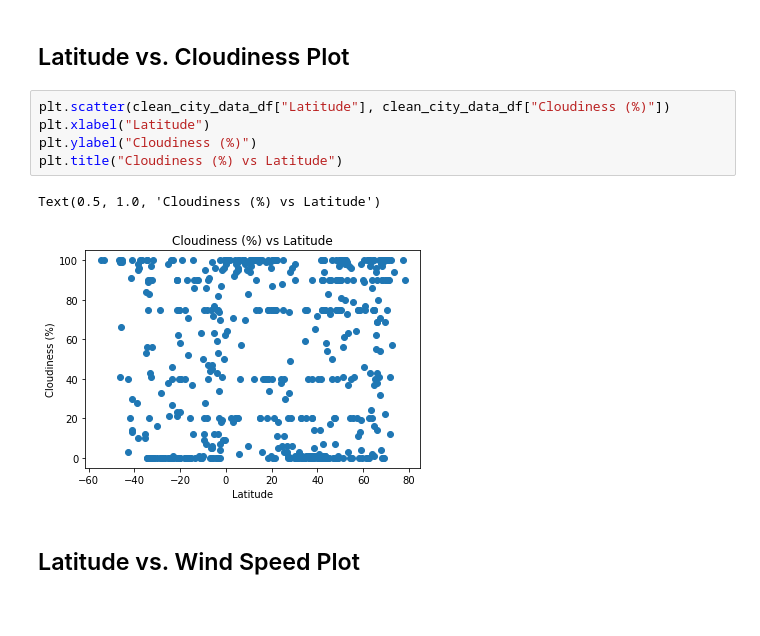
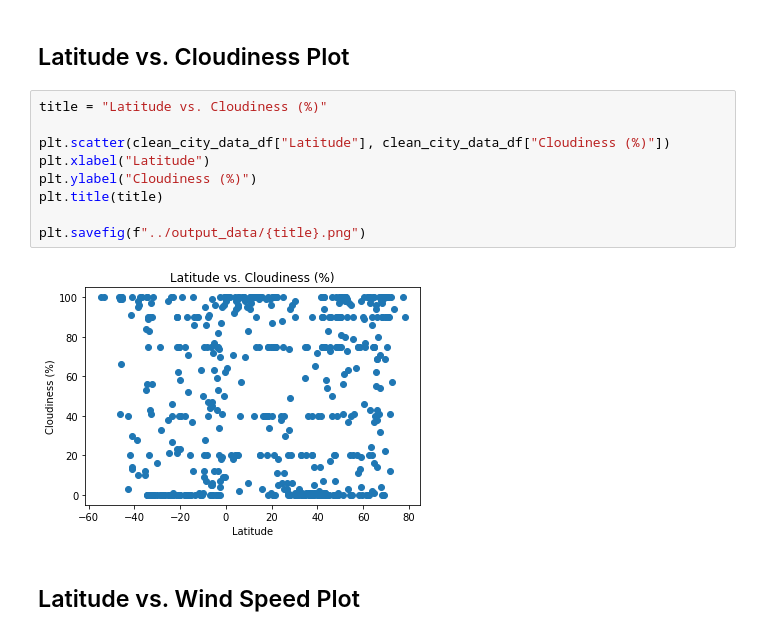
Before and after one commit to csadlo/Python-APIs-challenge, a Jupyter notebook: WeatherPy/WeatherPy.ipynb, the cells around one changed output. Saved outputs shown, nothing was run; the diff lists cells and outputs as text; blank space fills up the shorter version.

```diff
--- a/WeatherPy/WeatherPy.ipynb
+++ b/WeatherPy/WeatherPy.ipynb
@@ -271,13 +276,16 @@ Text(0.5, 1.0, 'Humidity (%) vs Latitude')
 # %% [markdown]
 ## Latitude vs. Cloudiness Plot
 # %%
+title = "Latitude vs. Cloudiness (%)"
+
 plt.scatter(clean_city_data_df["Latitude"], clean_city_data_df["Cloudiness (%)"])
 plt.xlabel("Latitude")
 plt.ylabel("Cloudiness (%)")
-plt.title("Cloudiness (%) vs Latitude")
+plt.title(title)
+
+plt.savefig(f"../output_data/{title}.png")
 # %% [output]
-Text(0.5, 1.0, 'Cloudiness (%) vs Latitude')
-[figure, old version]
+[figure, new version]
 # %% [markdown]
 ## Latitude vs. Wind Speed Plot
 # %%
```
Also changed, not shown: parts of 4 cells of this notebook, 15 other files.
